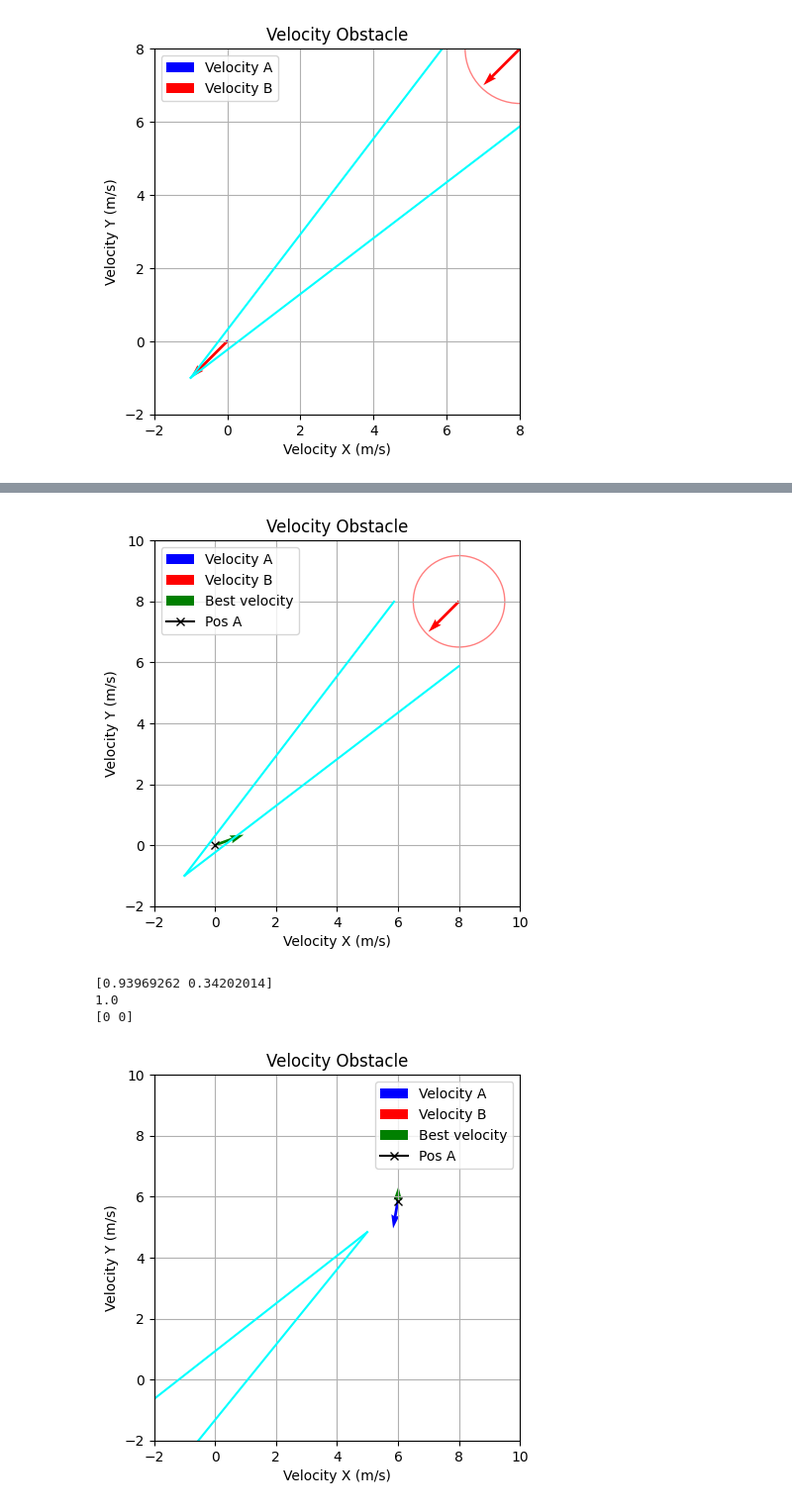
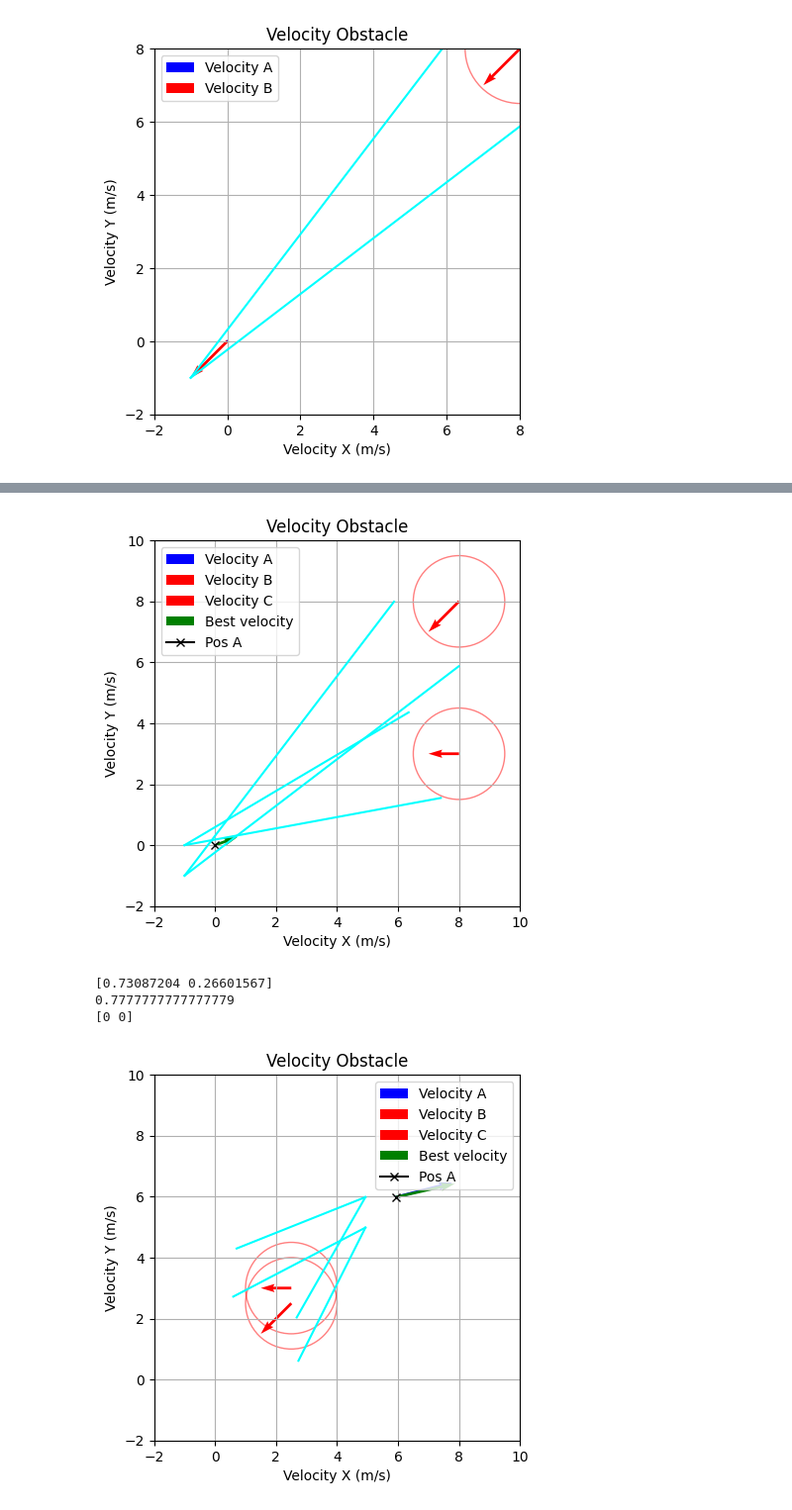
Before and after one commit to ParzivalStark/Velocity-Obstacles, a Jupyter notebook: Simulation_VO.ipynb, the cells around one changed output, grey strips where cells are left out. Shown at 99% size. Saved outputs shown, nothing was run; the diff lists cells and outputs as text; code cells hidden in the pictures.

```diff
--- a/Simulation_VO.ipynb
+++ b/Simulation_VO.ipynb
@@ -283,0 +298,17 @@ print(RAV.shape)
+# %%
+RAV_AB = get_RAV(A_pos, B_vel, rear_lineAB, front_lineAB, reachable_vel_set)
+
+RAV_AC = get_RAV(A_pos, C_vel, rear_lineAC, front_lineAC, reachable_vel_set)
+
+RAV = []
+
+if RAV_AB.size != 0 and RAV_AC.size != 0:
+  for vel in RAV_AB:
+    if vel in RAV_AC:
+      RAV.append(vel)
+else:
+  RAV.append([0, 0])
+
+RAV = np.array(RAV)
+
+plot_RAV(A_pos, A_vel, B_vel, C_vel, RAV, rear_lineAB, front_lineAB, rear_lineAC, front_lineAC)
@@ -284,7 +317,7 @@ print(RAV.shape)
 # %%
 best_vel = get_best_vel(goal, A_pos, RAV)
 
-plot_best_vel(A_pos, A_vel, A_radius, B_pos, B_vel, B_radius, best_vel, rear_line, front_line)
+plot_best_vel(A_pos, A_vel, A_radius, B_pos, B_vel, B_radius, C_pos, C_vel, C_radius, best_vel, rear_lineAB, front_lineAB, rear_lineAC, front_lineAC)
 
 print(best_vel)
 print(np.linalg.norm(best_vel))
@@ -292,9 +325,9 @@ print(A_pos)
 #if best_vel in RAV:
   #print(RAV)
 # %% [output]
-[figure, old version]
+[figure, new version]
-[0.93969262 0.34202014]
-1.0
+[0.73087204 0.26601567]
+0.7777777777777779
 [0 0]
 # %%
 # MANUAL Update values
@@ -304,36 +337,65 @@ A_pos = A_pos + (dt * A_vel)
 
 B_pos = B_pos + (dt * B_vel)
 
+C_pos = C_pos + (dt * C_vel)
+
 t += dt
 # %%
 distance_A_to_goal = np.linalg.norm(goal - A_pos)
 
 while distance_A_to_goal > 0.2:
 
   distance_A_to_goal = np.linalg.norm(goal - A_pos)
 
   # Calculate new velocity
-  theta, beta, distance_A_to_B = get_CC_angles(A_pos, A_vel, B_pos, B_vel)
 
-  rear_line, front_line = get_CC_bounderies(A_pos, theta, beta, distance_A_to_B)
+  ### VO A_B
+  thetaAB, betaAB, distance_A_to_B = get_CC_angles(A_pos, A_vel, B_pos, B_vel)
 
-  VO_A_B = get_vel_ob(theta, beta, distance_A_to_B, B_vel, numPoints)
+  rear_lineAB, front_lineAB = get_CC_bounderies(A_pos, thetaAB, betaAB, distance_A_to_B)
 
+  VO_A_B = get_vel_ob(thetaAB, betaAB, distance_A_to_B, B_vel, numPoints)
+
+  ### VO A_C
+  thetaAC, betaAC, distance_A_to_C = get_CC_angles(A_pos, A_vel, C_pos, C_vel)
+
+  rear_lineAC, front_lineAC = get_CC_bounderies(A_pos, thetaAC, betaAC, distance_A_to_C)
+
+  VO_A_C = get_vel_ob(thetaAC, betaAC, distance_A_to_C, C_vel, numPoints)
+
+  #RV
   reachable_vel_set = get_reachable_velocities(A_vel, v_max, a_max, dt, numPoints)
 
-  RAV = get_RAV(A_pos, B_vel, rear_line, front_line, reachable_vel_set)
+  #RAV
+  RAV_AB = get_RAV(A_pos, B_vel, rear_lineAB, front_lineAB, reachable_vel_set)
 
+  RAV_AC = get_RAV(A_pos, C_vel, rear_lineAC, front_lineAC, reachable_vel_set)
+
+  RAV = []
+
+  if RAV_AB.size != 0 and RAV_AC.size != 0:
+    for vel in RAV_AB:
+      if vel in RAV_AC:
+        RAV.append(vel)
+  else:
+    RAV.append([0, 0])
+
+  RAV = np.array(RAV)
+
+  # Best vel
   best_vel = get_best_vel(goal, A_pos, RAV)
 
-  plot_best_vel(A_pos, A_vel, A_radius, B_pos, B_vel, B_radius, best_vel, rear_line, front_line)
+  plot_best_vel(A_pos, A_vel, A_radius, B_pos, B_vel, B_radius, C_pos, C_vel, C_radius, best_vel, rear_lineAB, front_lineAB, rear_lineAC, front_lineAC)
 
   # Update values
   A_vel = best_vel
 
   A_pos = A_pos + (dt * A_vel)
 
   B_pos = B_pos + (dt * B_vel)
 
+  C_pos = C_pos + (dt * C_vel)
+
   t += dt
 # %% [output]
-[figure, old version]
+[figure, new version]
```
Also changed, not shown: parts of 7 cells of this notebook.
